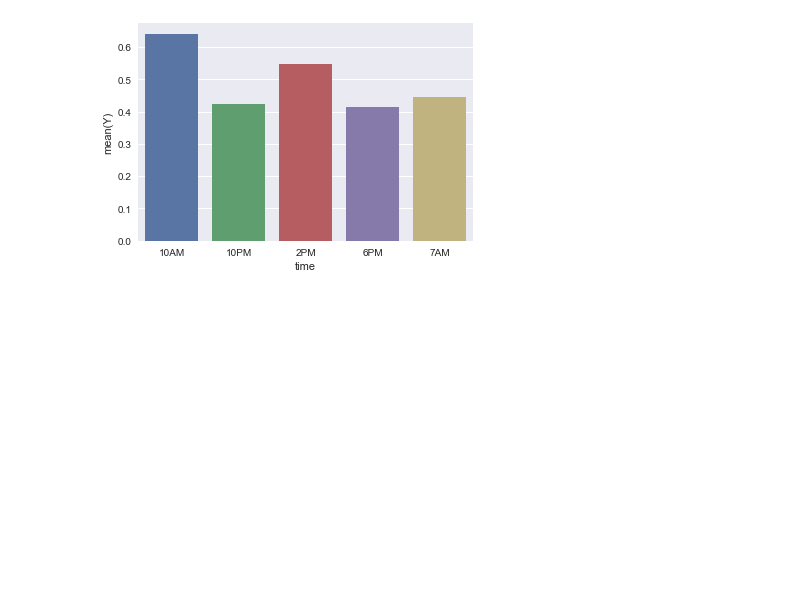
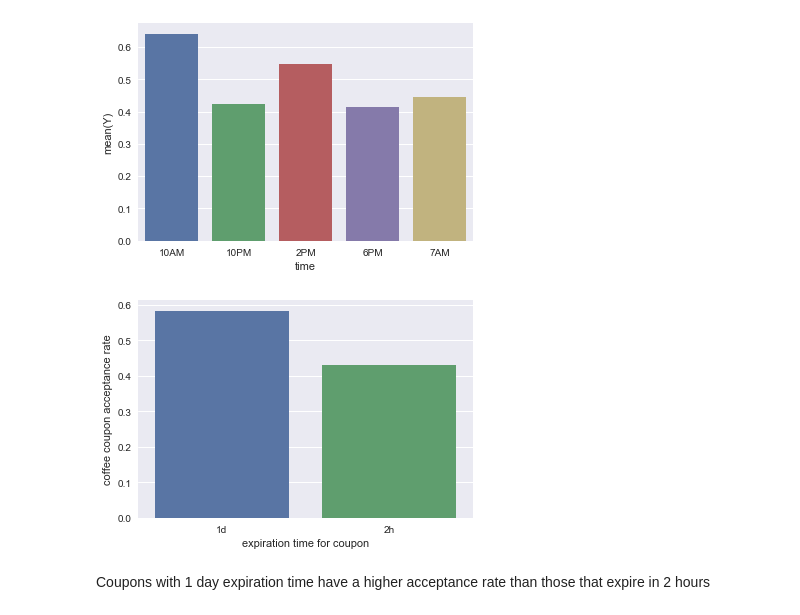
Before and after one commit to swethag04/ml-projects, a Jupyter notebook: assignment_5_1/coupon-analysis.ipynb, the cells around one changed output. Drawn from its saved outputs; the diff is of its cells as text; code cells hidden in the pictures; blank space fills up the shorter version.

```diff
--- a/assignment_5_1/coupon-analysis.ipynb
+++ b/assignment_5_1/coupon-analysis.ipynb
@@ -526,3 +534,13 @@ sns.barplot(x='time', y='Y', data=coffee_time)
 # %% [output]
 <matplotlib.axes._subplots.AxesSubplot at 0x...>
 [figure]
+# %%
+coffee_exp =coffee.groupby('expiration')['Y'].mean().reset_index()
+sns.barplot(x='expiration', y='Y', data=coffee_exp)
+plt.xlabel('expiration time for coupon')
+plt.ylabel('coffee coupon acceptance rate')
+plt.show()
+# %% [output]
+[figure, added]
+# %% [markdown]
+Coupons with 1 day expiration time have a higher acceptance rate than those that expire in 2 hours
```
Also changed, not shown: parts of 3 cells of this notebook.
